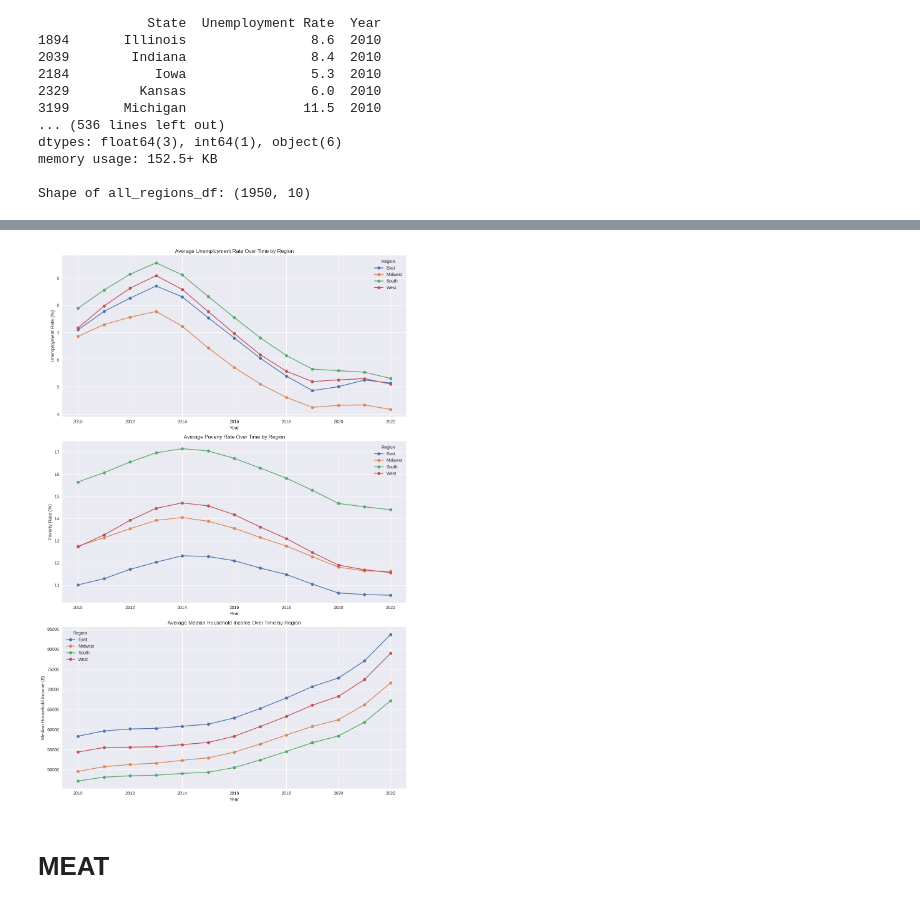
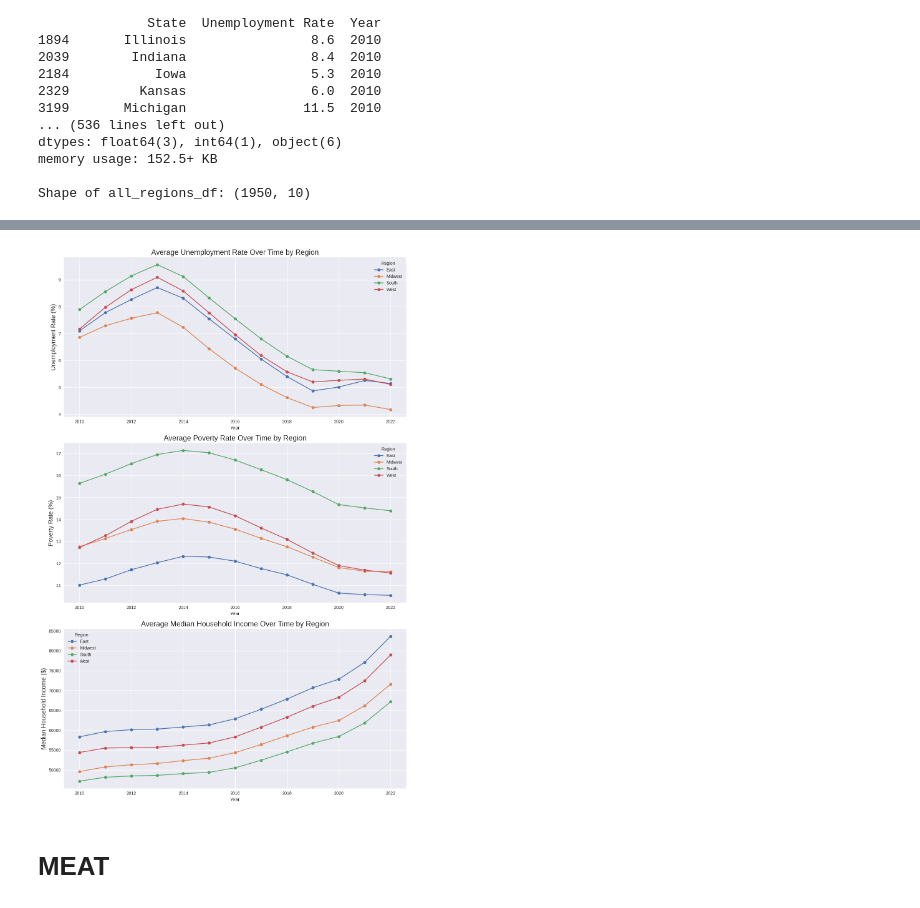
Before and after one commit to matchten/cit-datathon-2024, a Jupyter notebook: eda.ipynb, the cells around one changed output, grey strips where cells are left out. Saved outputs shown, nothing was run; the diff lists cells and outputs as text; code cells hidden in the pictures.

```diff
--- a/eda.ipynb
+++ b/eda.ipynb
@@ -231,41 +267,41 @@ sns.set_palette("deep")
 
 # Create a figure with three subplots
 fig, (ax1, ax2, ax3) = plt.subplots(3, 1, figsize=(12, 18))
 
 # Function to calculate average for each region
 def calculate_regional_average(df, column):
     return df.groupby(['Year', 'Region'])[column].mean().unstack()
 
 # Plot Unemployment Rate
 unemployment_avg = calculate_regional_average(all_regions_df, 'Unemployment Rate')
 unemployment_avg.plot(ax=ax1, marker='o')
-ax1.set_title('Average Unemployment Rate Over Time by Region')
+ax1.set_title('Average Unemployment Rate Over Time by Region', fontsize=17)
 ax1.set_xlabel('Year')
-ax1.set_ylabel('Unemployment Rate (%)')
+ax1.set_ylabel('Unemployment Rate (%)', fontsize=14)
 ax1.legend(title='Region')
 
 # Plot Poverty Rate
 poverty_avg = calculate_regional_average(all_regions_df, 'Poverty Rate')
 poverty_avg.plot(ax=ax2, marker='o')
-ax2.set_title('Average Poverty Rate Over Time by Region')
+ax2.set_title('Average Poverty Rate Over Time by Region', fontsize=17)
 ax2.set_xlabel('Year')
-ax2.set_ylabel('Poverty Rate (%)')
+ax2.set_ylabel('Poverty Rate (%)', fontsize=14)
 ax2.legend(title='Region')
 
 # Plot Median Household Income
 income_avg = calculate_regional_average(all_regions_df, 'Median Household Income')
 income_avg.plot(ax=ax3, marker='o')
-ax3.set_title('Average Median Household Income Over Time by Region')
+ax3.set_title('Average Median Household Income Over Time by Region', fontsize=17)
 ax3.set_xlabel('Year')
-ax3.set_ylabel('Median Household Income ($)')
+ax3.set_ylabel('Median Household Income ($)', fontsize=14)
 ax3.legend(title='Region')
 
 plt.tight_layout()
-plt.savefig('./plots/economic_characteristics.png')
+plt.savefig('./plots/economic_characteristics_graphs.png')
 plt.show()
 plt.close()
 # %% [output]
-[figure, old version]
+[figure, new version]
 # %% [markdown]
 # MEAT
 # %%
```
Also changed, not shown: parts of 3 cells of this notebook, 5 other files.
